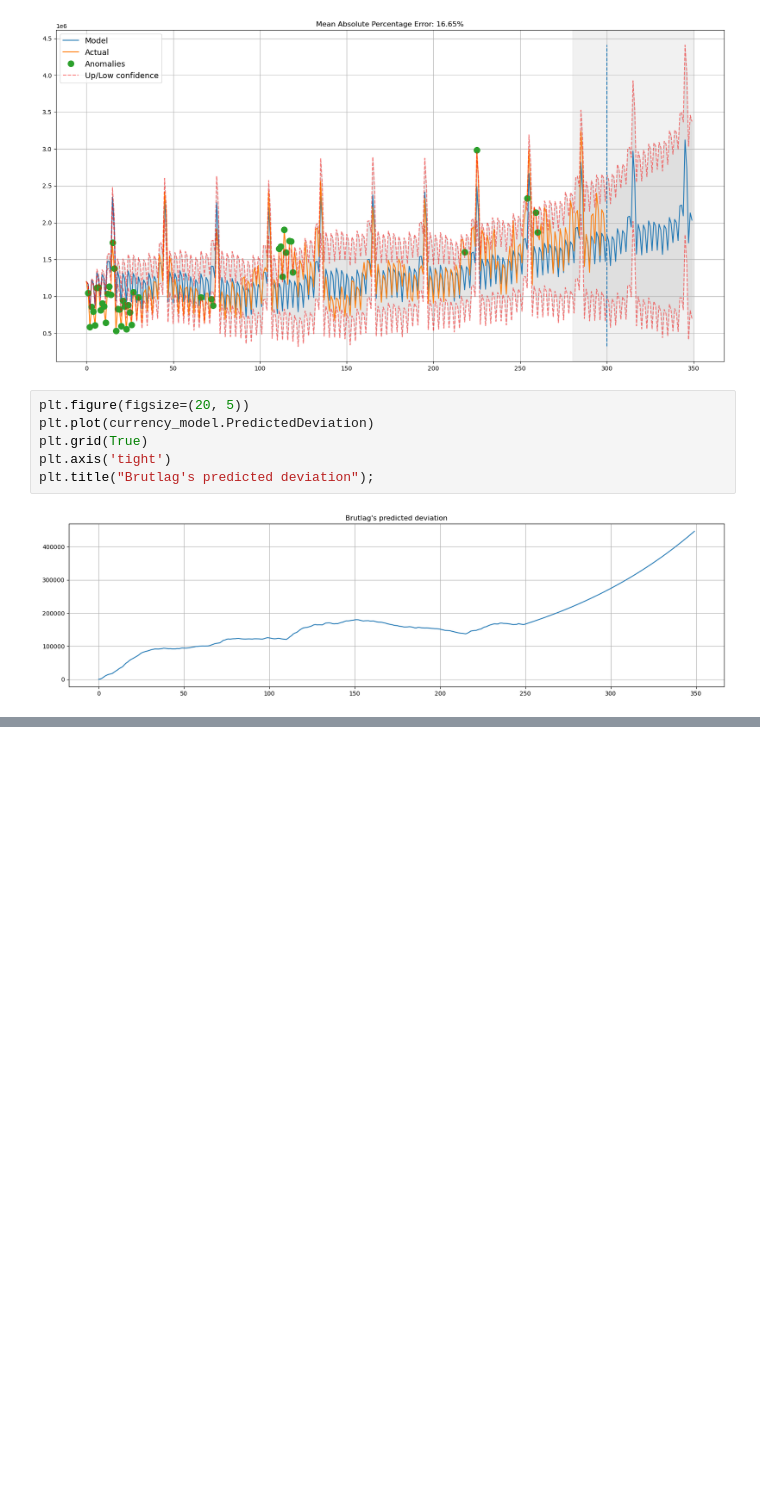
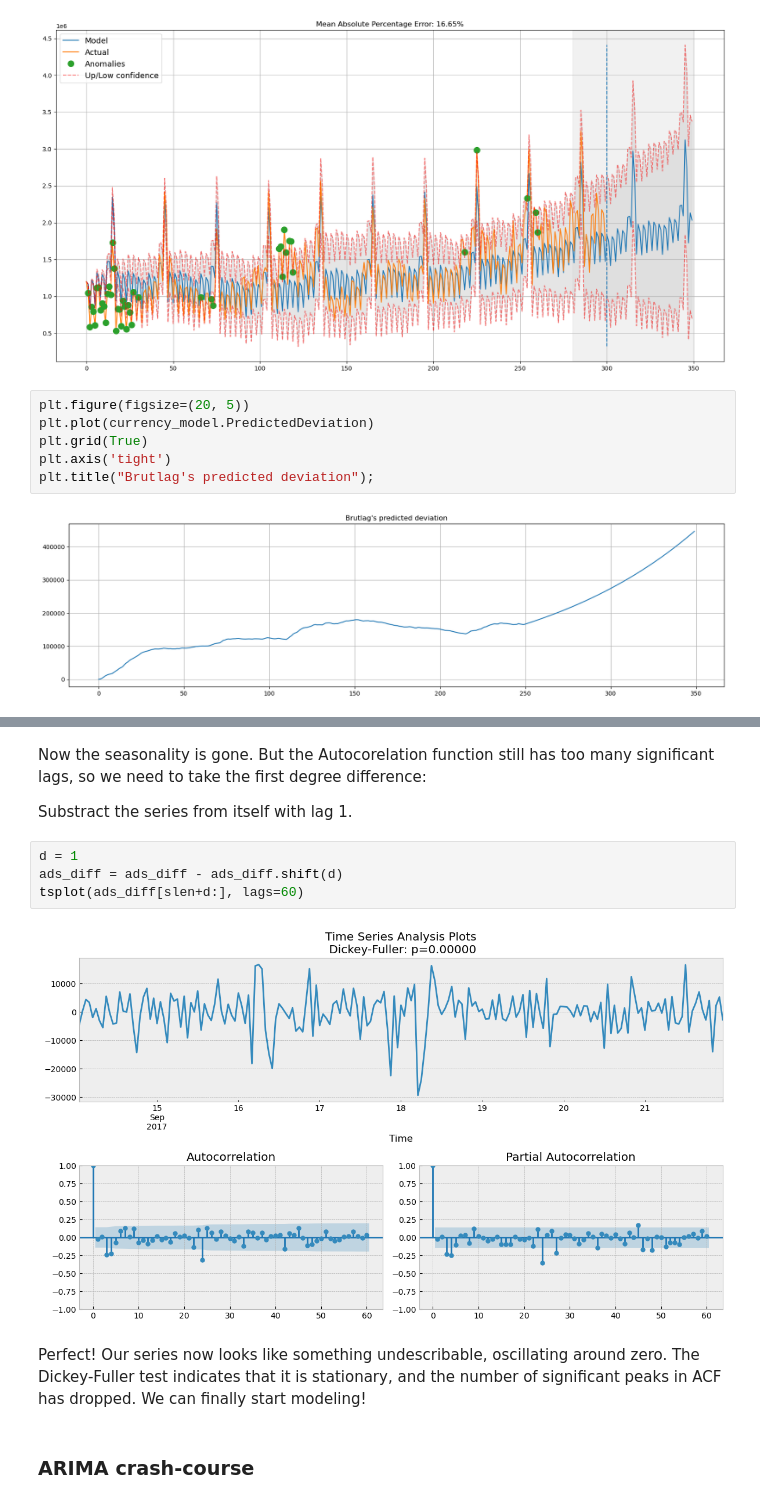
Before and after one commit to KlemPear/MachineLearning, a Jupyter notebook: Time Series/time_series.ipynb, the cells around one changed output, grey strips where cells are left out. Saved outputs shown, nothing was run; the diff lists cells and outputs as text; blank space fills up the shorter version.

```diff
--- a/Time Series/time_series.ipynb
+++ b/Time Series/time_series.ipynb
@@ -360,0 +401,14 @@ plt.title("Brutlag's predicted deviation");
+# %% [markdown]
+Now the seasonality is gone. But the Autocorelation function still has too many significant lags, so we need to take the first degree difference:
+
+Substract the series from itself with lag 1.
+# %%
+d = 1
+ads_diff = ads_diff - ads_diff.shift(d)
+tsplot(ads_diff[slen+d:], lags=60)
+# %% [output]
+[figure, added]
+# %% [markdown]
+Perfect! Our series now looks like something undescribable, oscillating around zero. The Dickey-Fuller test indicates that it is stationary, and the number of significant peaks in ACF has dropped. We can finally start modeling!
+# %% [markdown]
+### ARIMA crash-course
```
Also changed, not shown: parts of 26 cells of this notebook.
